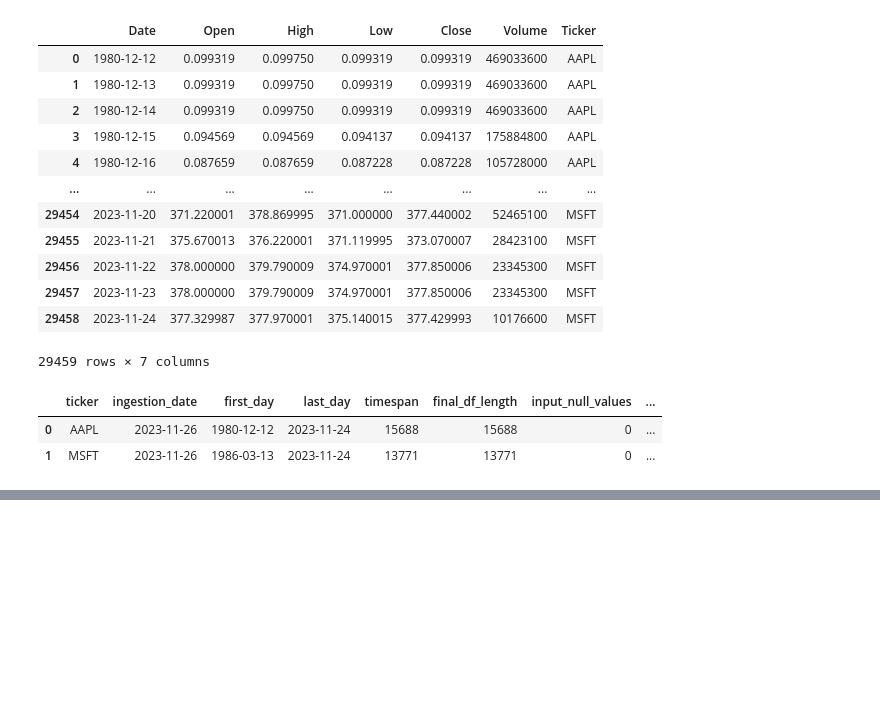
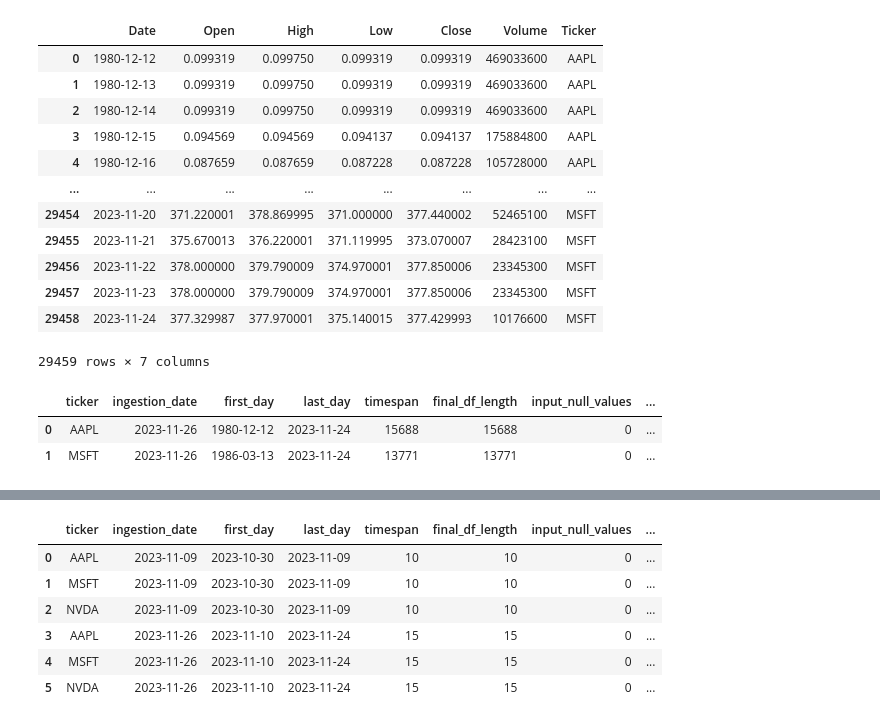
Before and after one commit to scbtm/market_data_collection, a Jupyter notebook: examples.ipynb, the cells around one changed output, grey strips where cells are left out. Saved outputs shown, nothing was run; the diff lists cells and outputs as text; code cells hidden in the pictures; blank space fills up the shorter version.

```diff
--- a/examples.ipynb
+++ b/examples.ipynb
@@ -93,0 +279,10 @@ metadata
+# %%
+metadata
+# %% [output]
+|  | ticker | ingestion_date | first_day | last_day | timespan | final_df_length | input_null_values | ... |
+| 0 | AAPL | 2023-11-09 | 2023-10-30 | 2023-11-09 | 10 | 10 | 0 | ... |
+| 1 | MSFT | 2023-11-09 | 2023-10-30 | 2023-11-09 | 10 | 10 | 0 | ... |
+| 2 | NVDA | 2023-11-09 | 2023-10-30 | 2023-11-09 | 10 | 10 | 0 | ... |
+| 3 | AAPL | 2023-11-26 | 2023-11-10 | 2023-11-24 | 15 | 15 | 0 | ... |
+| 4 | MSFT | 2023-11-26 | 2023-11-10 | 2023-11-24 | 15 | 15 | 0 | ... |
+| 5 | NVDA | 2023-11-26 | 2023-11-10 | 2023-11-24 | 15 | 15 | 0 | ... |
```
Also changed, not shown: parts of 25 cells of this notebook, 1 other file.
